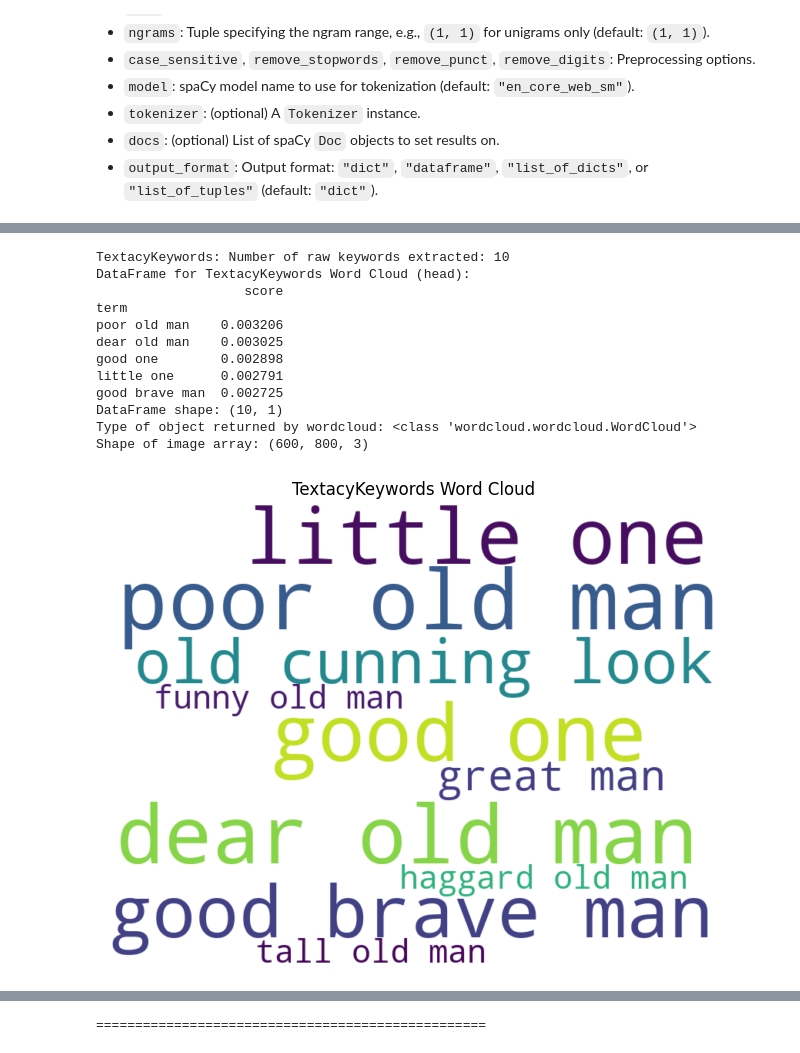
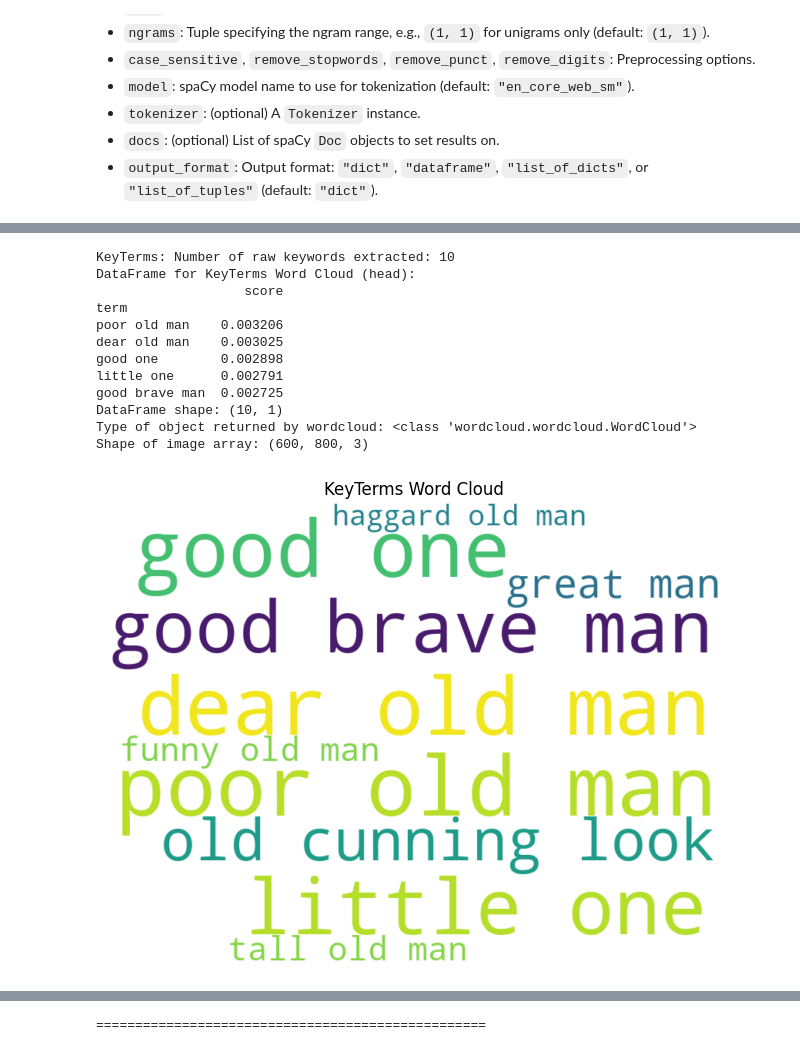
Before and after one commit to mangabe16/lexos, a Jupyter notebook: src/lexos/topwords/tutorial.ipynb, the cells around one changed output, grey strips where cells are left out. Cells and saved outputs as stored; diff of their text form; code cells hidden in the pictures.

```diff
--- a/src/lexos/topwords/tutorial.ipynb
+++ b/src/lexos/topwords/tutorial.ipynb
@@ -45,5 +46,5 @@ __Parameters:__
 # %%
-from lexos.topwords import TextacyKeywords
+from lexos.topwords.keyterms import KeyTerms
 from lexos.io.loader import Loader
 import spacy
 
@@ -59,20 +60,21 @@ try:
     dracula_text = loader.texts[0]
     dracula_doc = nlp(dracula_text)
 
-    textacy_kw = TextacyKeywords(
+    key_terms = KeyTerms(
         document=dracula_doc,
         method="textrank",
         topn=5,
         model="en_core_web_sm",
         ngrams=(1, 3),
+        normalize="lemma", # Added normalize parameter
     )
-    result = textacy_kw()  # Run the analysis
+    result = key_terms()  # Run the analysis
 
-    print(textacy_kw.to_dict())  # output: list of dicts
+    print(key_terms.to_dict())  # output: list of dicts
     print("=" * 100)
-    print(textacy_kw.to_df())  # output: pandas dataframe
+    print(key_terms.to_df())  # output: pandas dataframe
     print("=" * 100)
-    print(textacy_kw.to_list())  # output: list of tuples
+    print(key_terms.to_list())  # output: list of tuples
 except (IndexError, AttributeError):
     print("File could not be loaded. Please check the file path and try again.")
     print("Errors:", loader.errors)
@@ -267,7 +272,7 @@ You can directly use the output (as a list of tuples with term and score) from T
 %matplotlib inline
 # %%
 from lexos.visualization.cloud import wordcloud
-from lexos.topwords import TextacyKeywords
+from lexos.topwords.keyterms import KeyTerms # Updated import
 from lexos.io.loader import Loader
 import spacy
 import pandas as pd
@@ -284,34 +289,35 @@ try:
     dracula_text = loader.texts[0]
     dracula_doc = nlp(dracula_text)
 
-    textacy_kw = TextacyKeywords(
+    key_terms_obj = KeyTerms( # Changed variable name to avoid conflict
         document=dracula_doc,
         method="textrank",
         topn=10,
         model="en_core_web_sm",
         ngrams=(1, 3),
+        normalize="lemma",
     )
-    textacy_kw()
-    keywords_for_wc = textacy_kw.to_list()
+    key_terms_obj()
+    keywords_for_wc = key_terms_obj.to_list()
 
-    print(f"TextacyKeywords: Number of raw keywords extracted: {len(keywords_for_wc)}")
+    print(f"KeyTerms: Number of raw keywords extracted: {len(keywords_for_wc)}")
     if not keywords_for_wc:
         print(
-            "WARNING: No keywords extracted by TextacyKeywords. Word Cloud will be empty."
+            "WARNING: No keywords extracted by KeyTerms. Word Cloud will be empty."
         )
-        raise ValueError("No keywords to display for TextacyKeywords.")
+        raise ValueError("No keywords to display for KeyTerms.")
 
     keywords_df = pd.DataFrame(keywords_for_wc, columns=["term", "score"]).set_index(
         "term"
     )
-    print("DataFrame for TextacyKeywords Word Cloud (head):")
+    print("DataFrame for KeyTerms Word Cloud (head):")
     print(keywords_df.head())
     print(f"DataFrame shape: {keywords_df.shape}")
     if keywords_df.empty:
         print(
-            "WARNING: DataFrame for TextacyKeywords is empty. Word Cloud will be empty."
+            "WARNING: DataFrame for KeyTerms is empty. Word Cloud will be empty."
         )
-        raise ValueError("Empty DataFrame for TextacyKeywords.")
+        raise ValueError("Empty DataFrame for KeyTerms.")
 
     wc_object = wordcloud(
         keywords_df,
@@ -339,35 +345,35 @@ try:
     if image_array.size == 0:
         print(
             "WARNING: Generated image array is empty. This means no words were plotted."
         )
         raise ValueError("Empty image generated by wordcloud.")
 
     plt.figure(figsize=(8, 6))
     plt.imshow(image_array, interpolation="bilinear")
     plt.axis("off")
-    plt.title("TextacyKeywords Word Cloud")
+    plt.title("KeyTerms Word Cloud")
     plt.show()
 
 except (IndexError, AttributeError, ValueError, TypeError) as e:
-    print(f"An error occurred during TextacyKeywords Word Cloud generation: {e}")
+    print(f"An error occurred during KeyTerms Word Cloud generation: {e}")
     print(
         "Please ensure 'Dracula by Bram Stoker.txt' is in 'txt_files/' and contains sufficient text."
     )
     if "loader" in locals() and hasattr(loader, "errors"):
         print("Errors during loading:", loader.errors)
 
 print("\n" + "=" * 50 + "\n")  # Separator for clarity
 # %% [output]
-TextacyKeywords: Number of raw keywords extracted: 10
-DataFrame for TextacyKeywords Word Cloud (head):
+KeyTerms: Number of raw keywords extracted: 10
+DataFrame for KeyTerms Word Cloud (head):
                    score
 term
 poor old man    0.003206
 dear old man    0.003025
 good one        0.002898
 little one      0.002791
 good brave man  0.002725
 DataFrame shape: (10, 1)
 Type of object returned by wordcloud: <class 'wordcloud.wordcloud.WordCloud'>
 Shape of image array: (600, 800, 3)
-[figure, old version]
+[figure, new version]
```
Also changed, not shown: parts of 12 cells of this notebook, 2 other files.
